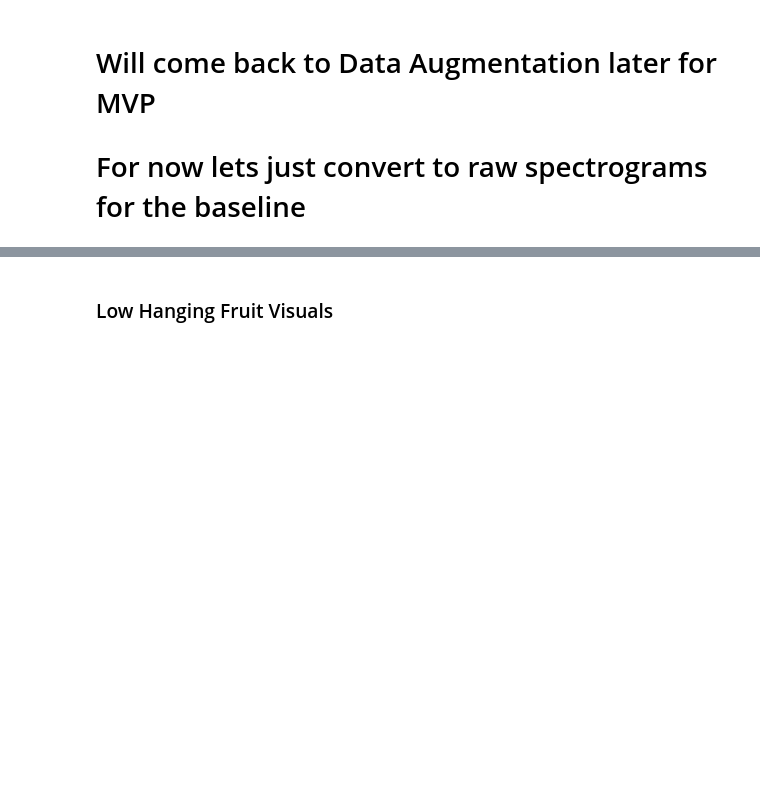
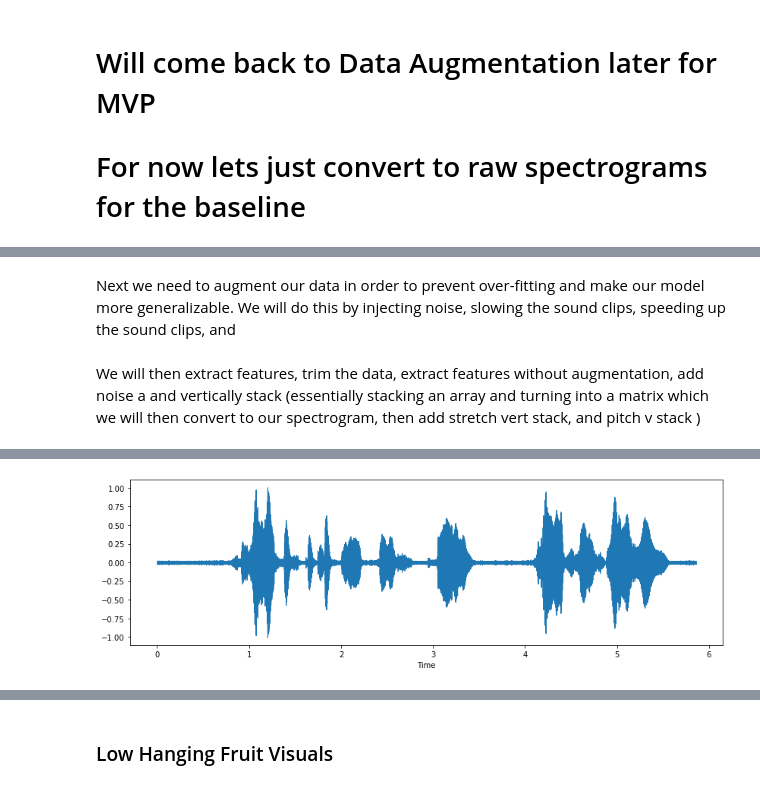
Before and after one commit to njw27/Speech_Emotion_Recognition_SER, a Jupyter notebook: EDA_notebook.ipynb, the cells around one changed output, grey strips where cells are left out. Cells and saved outputs as stored; diff of their text form; code cells hidden in the pictures; blank space fills up the shorter version.

```diff
--- a/EDA_notebook.ipynb
+++ b/EDA_notebook.ipynb
@@ -187,0 +233,33 @@ Then will do Time and Frequency Masking and get finalized spectrograms and save
+# %% [markdown]
+Next we need to augment our data in order to prevent over-fitting and make our model more generalizable.
+We will do this by injecting noise, slowing the sound clips, speeding up the sound clips, and
+# %% [markdown]
+We will then extract features, trim the data, extract features without augmentation, add noise a and vertically stack (essentially stacking an array and turning into a matrix which we will then convert to our spectrogram, then add stretch vert stack, and pitch v stack )
+# %%
+def noise(data):
+    amplitude = 0.05*np.random.uniform()*np.amax(data)
+    data = data + amplitude*np.random.normal(size=data.shape[0])
+    return data
+
+def speed_random(data):
+    random_rate = round(random.uniform(0.5, 1.5), 2)
+    return librosa.effects.time_stretch(data, random_rate)
+
+
+def pitch(data, sampling_rate):
+    random_pitch = round(random.uniform(.5, 3), 1)
+    return librosa.effects.pitch_shift(data, sampling_rate, random_pitch)
+# %%
+file_name='EmoV-DB_sorted/sam/Amused/amused_1-28_0002.wav'
+
+
+
+audio_data, sampling_rate = librosa.load(file_name)
+# ipd.Audio(audio_data, rate=sampling_rate) #Base Audio
+
+
+x = noise(audio_data)
+plt.figure(figsize=(14,4))
+librosa.display.waveshow(y=x, sr=sampling_rate)
+ipd.Audio(x, rate=sampling_rate)
+# %% [output]
@@ -187,0 +267 @@ Then will do Time and Frequency Masking and get finalized spectrograms and save
+[figure, added]
```
Also changed, not shown: parts of 6 cells of this notebook.
